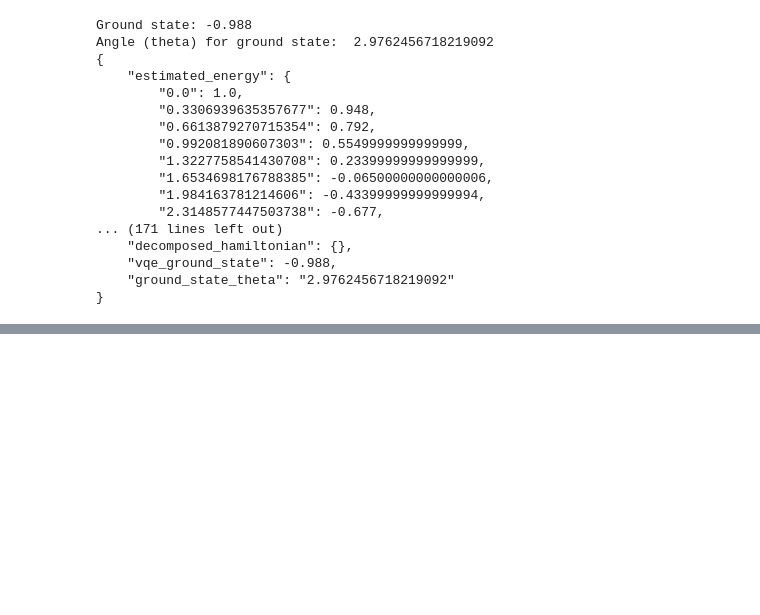
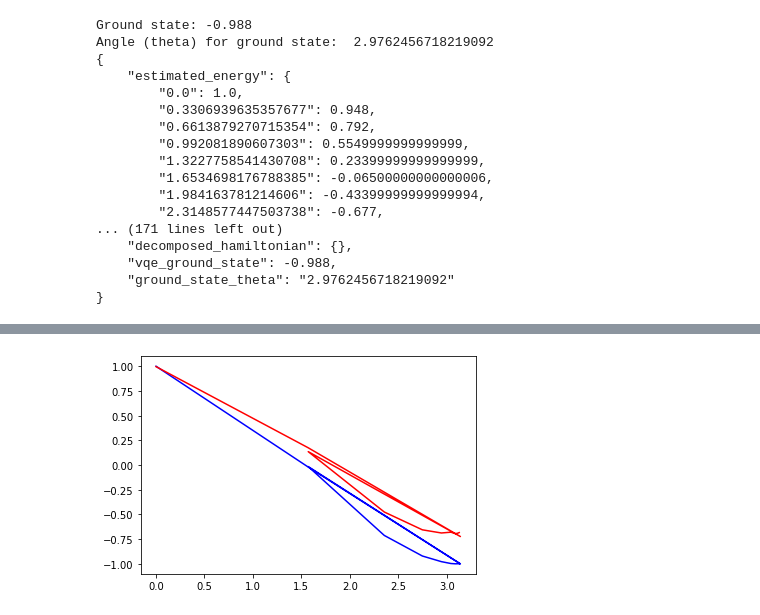
Before and after one commit to pchung39/quantum_variational_eigensolver, a Jupyter notebook: vqe.ipynb, the cells around one changed output, grey strips where cells are left out. Drawn from its saved outputs; the diff is of its cells as text; code cells hidden in the pictures; blank space fills up the shorter version.

```diff
--- a/vqe.ipynb
+++ b/vqe.ipynb
@@ -266,0 +319,38 @@ Smoothness of the curve lends to more efficient optimization
+# %%
+energy = []
+radians = []
+bounds = np.array([[0, np.pi]], dtype=float)
+budget = 100
+initial_point = np.array([0], dtype=float)
+
+
+obj = VQE(angle_range=np.linspace(0, 2 * np.pi, 20))
+result, history = minimize(obj.get_energy_state, initial_point, bounds, budget, method='imfil')
+e1 = []
+r1 = []
+for h in history:
+    e1.append(h[0])
+    r1.append(h[1])
+
+energy.append(e1)
+radians.append(r1)
+
+obj = VQE(angle_range=np.linspace(0, 2 * np.pi, 20), noise=noise_model)
+result, history = minimize(obj.get_energy_state, initial_point, bounds, budget, method='imfil')
+e2 = []
+r2 = []
+for h in history:
+    e2.append(h[0])
+    r2.append(h[1])
+
+energy.append(e2)
+radians.append(r2)
+
+plt.plot(radians[0], energy[0], color='blue')
+plt.plot(radians[1], energy[1], color='red')
+plt.xlabel('Angle (radians)')
+plt.ylabel('Energy state')
+plt.legend()
+plt.show()
+# %% [output]
+[figure, added]
```
Also changed, not shown: parts of 9 cells of this notebook, 1 other file.
